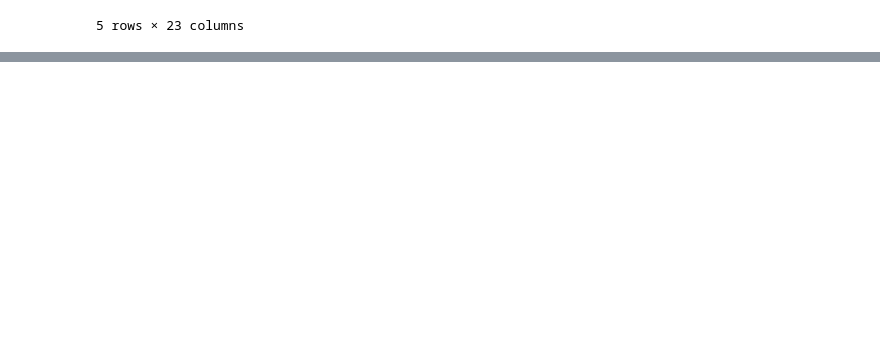
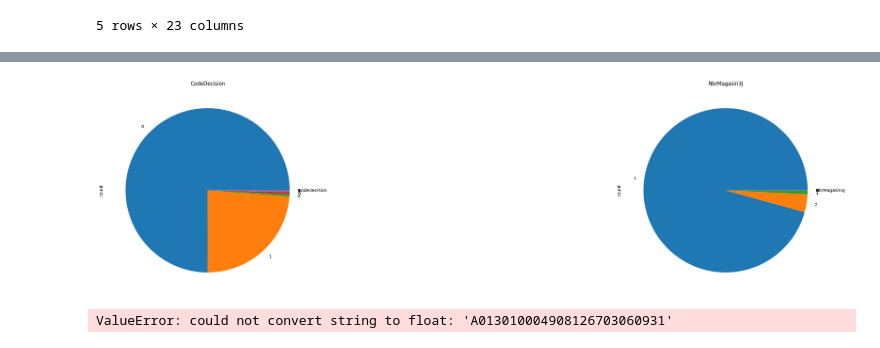
Before and after one commit to Mehdimakoul/ML_2025, a Jupyter notebook: Projet_ML_2025_.ipynb, the cells around one changed output, grey strips where cells are left out. Drawn from its saved outputs; the diff is of its cells as text; code cells hidden in the pictures; blank space fills up the shorter version.

```diff
--- a/Projet_ML_2025_.ipynb
+++ b/Projet_ML_2025_.ipynb
@@ -28,0 +66,2 @@ data.head()
+# %%
+data['FlagImpaye'] = pd.to_numeric(data['FlagImpaye'], errors='coerce')
@@ -28,0 +79,5 @@ data.head()
+# %%
+# Valeurs prises par les variables categorielles
+for col in data.select_dtypes('object'):
+    print(f'{col :-<40} {data[col].unique()}')
+    print()
@@ -28,0 +102,33 @@ data.head()
+# %%
+# Utilisation des Pie pour visualiser nos variables categorielles
+i=1
+plt.figure(figsize=(40,40))
+for col in data.select_dtypes('object'):
+  if len(data[col].unique()) <= 10 : #  celle dont le nombre des valeurs distincts < 10
+    plt.subplot(4,2,i)
+    data[col].value_counts().plot.pie()
+    plt.title(col)
+    i+=1
+# %% [output]
+[figure, added]
+# %%
+import numpy as np
+import seaborn as sns
+import matplotlib.pyplot as plt
+from sklearn.preprocessing import LabelEncoder
+
+# Sélectionner toutes les colonnes
+all_columns = data.columns.tolist()
+
+
+
+# Calculer la matrice de corrélation de Pearson
+corr_matrix = data[all_columns].corr()
+
+# Créer un heatmap de la matrice de corrélation
+plt.figure(figsize=(25, 25))
+sns.heatmap(corr_matrix, annot=True, cmap='coolwarm')
+plt.title('Matrice de Corrélation (avec variables catégorielles)')
+plt.show()
+# %% [output]
+ValueError: could not convert string to float: 'A013010004908126703060931'
```
Also changed, not shown: parts of 6 cells of this notebook.
